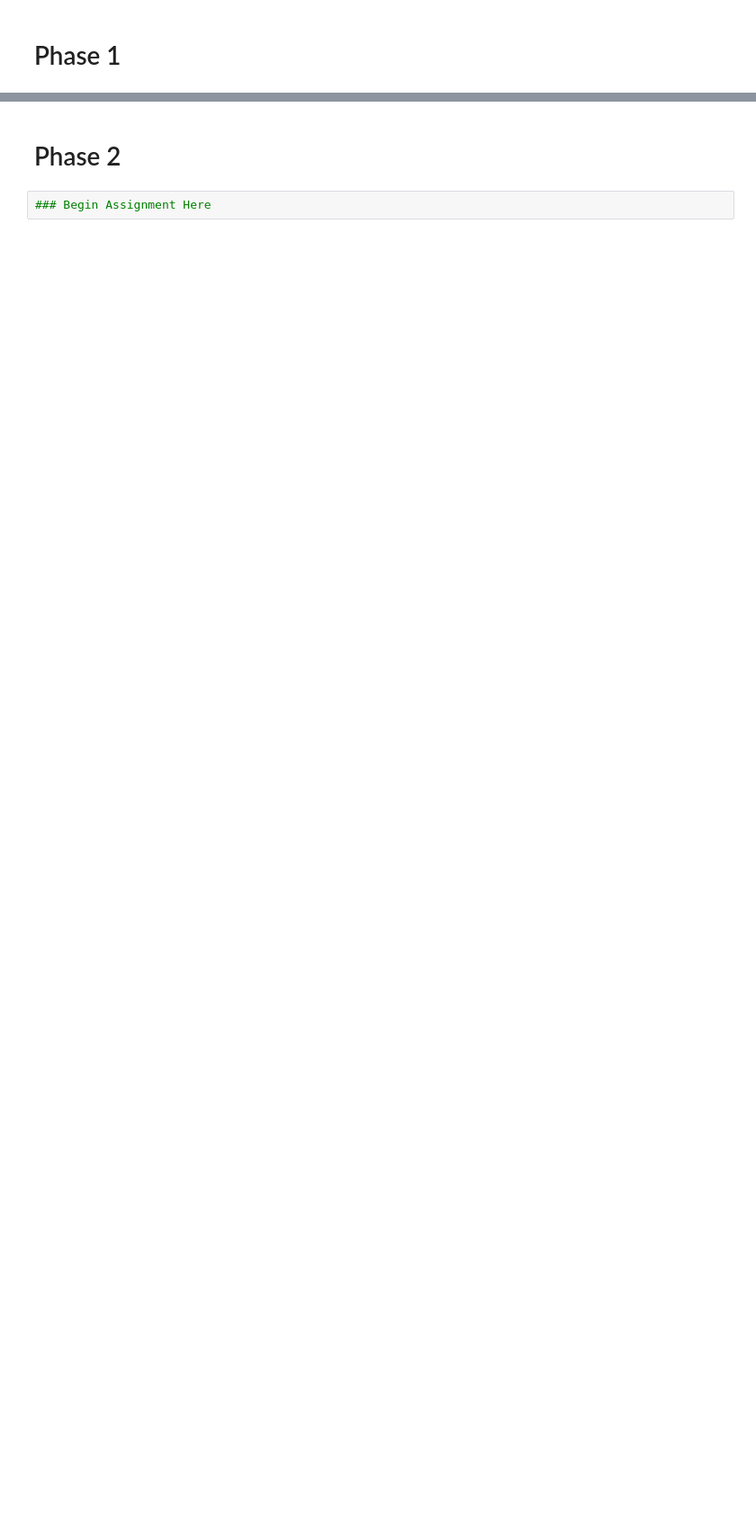
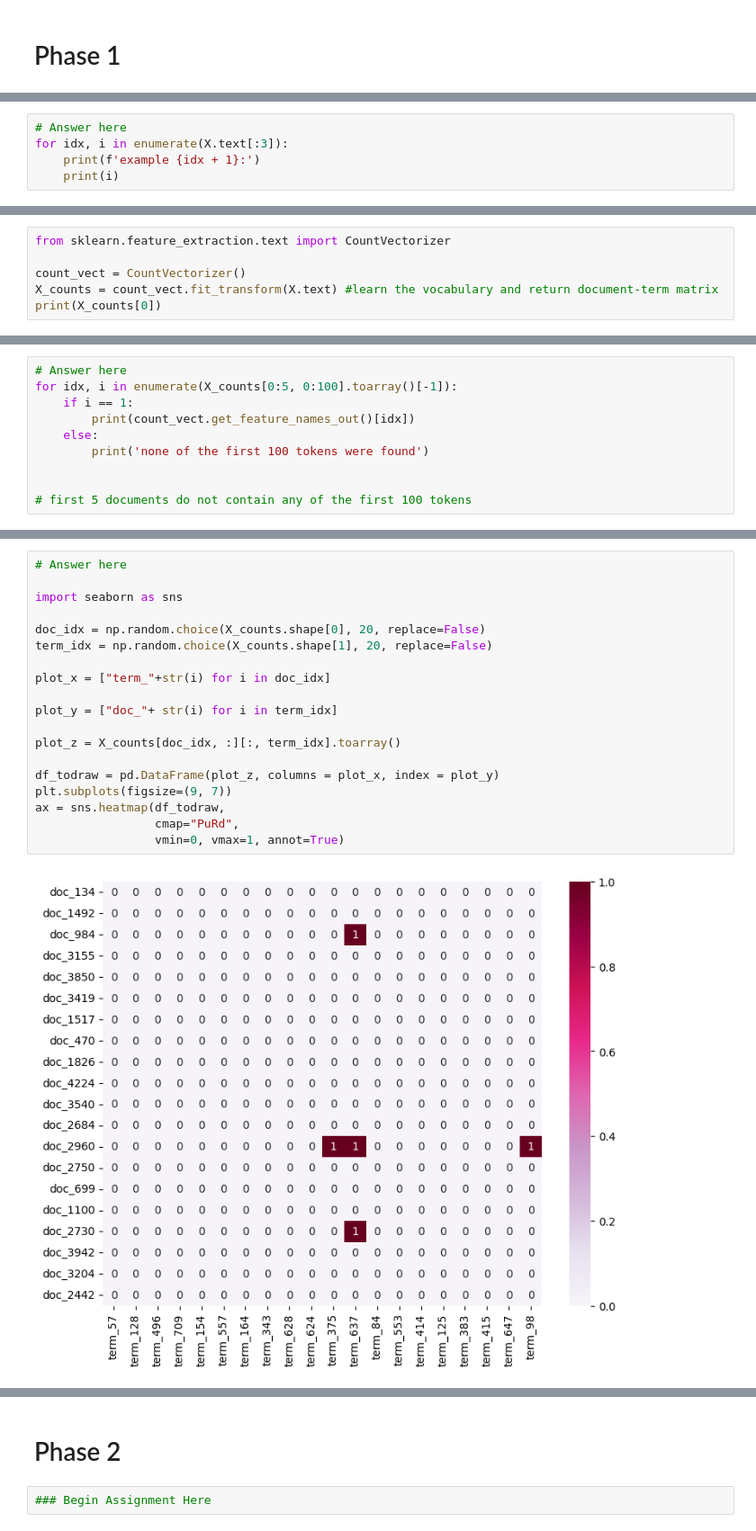
Before and after one commit to shawncch/DM2025-Lab1-Exercise, a Jupyter notebook: DM2025-Lab1-Homework.ipynb, the cells around one changed output, grey strips where cells are left out. Shown at 90% size. Saved outputs shown, nothing was run; the diff lists cells and outputs as text; blank space fills up the shorter version.

```diff
--- a/DM2025-Lab1-Homework.ipynb
+++ b/DM2025-Lab1-Homework.ipynb
@@ -62,0 +111,5 @@ You can submit your homework following these guidelines: [DM2025-Lab1-announceme
+# %%
+# Answer here
+for idx, i in enumerate(X.text[:3]):
+    print(f'example {idx + 1}:')
+    print(i)
@@ -62,0 +266,6 @@ You can submit your homework following these guidelines: [DM2025-Lab1-announceme
+# %%
+from sklearn.feature_extraction.text import CountVectorizer
+
+count_vect = CountVectorizer()
+X_counts = count_vect.fit_transform(X.text) #learn the vocabulary and return document-term matrix
+print(X_counts[0])
@@ -62,0 +318,10 @@ You can submit your homework following these guidelines: [DM2025-Lab1-announceme
+# %%
+# Answer here
+for idx, i in enumerate(X_counts[0:5, 0:100].toarray()[-1]):
+    if i == 1:
+        print(count_vect.get_feature_names_out()[idx])
+    else:
+        print('none of the first 100 tokens were found')
+
+
+# first 5 documents do not contain any of the first 100 tokens
@@ -62,0 +349,21 @@ You can submit your homework following these guidelines: [DM2025-Lab1-announceme
+# %%
+# Answer here
+
+import seaborn as sns
+
+doc_idx = np.random.choice(X_counts.shape[0], 20, replace=False)
+term_idx = np.random.choice(X_counts.shape[1], 20, replace=False)
+
+plot_x = ["term_"+str(i) for i in doc_idx]
+
+plot_y = ["doc_"+ str(i) for i in term_idx]
+
+plot_z = X_counts[doc_idx, :][:, term_idx].toarray()
+
+df_todraw = pd.DataFrame(plot_z, columns = plot_x, index = plot_y)
+plt.subplots(figsize=(9, 7))
+ax = sns.heatmap(df_todraw,
+                 cmap="PuRd",
+                 vmin=0, vmax=1, annot=True)
+# %% [output]
+[figure, added]
```
Also changed, not shown: parts of 42 cells of this notebook.
